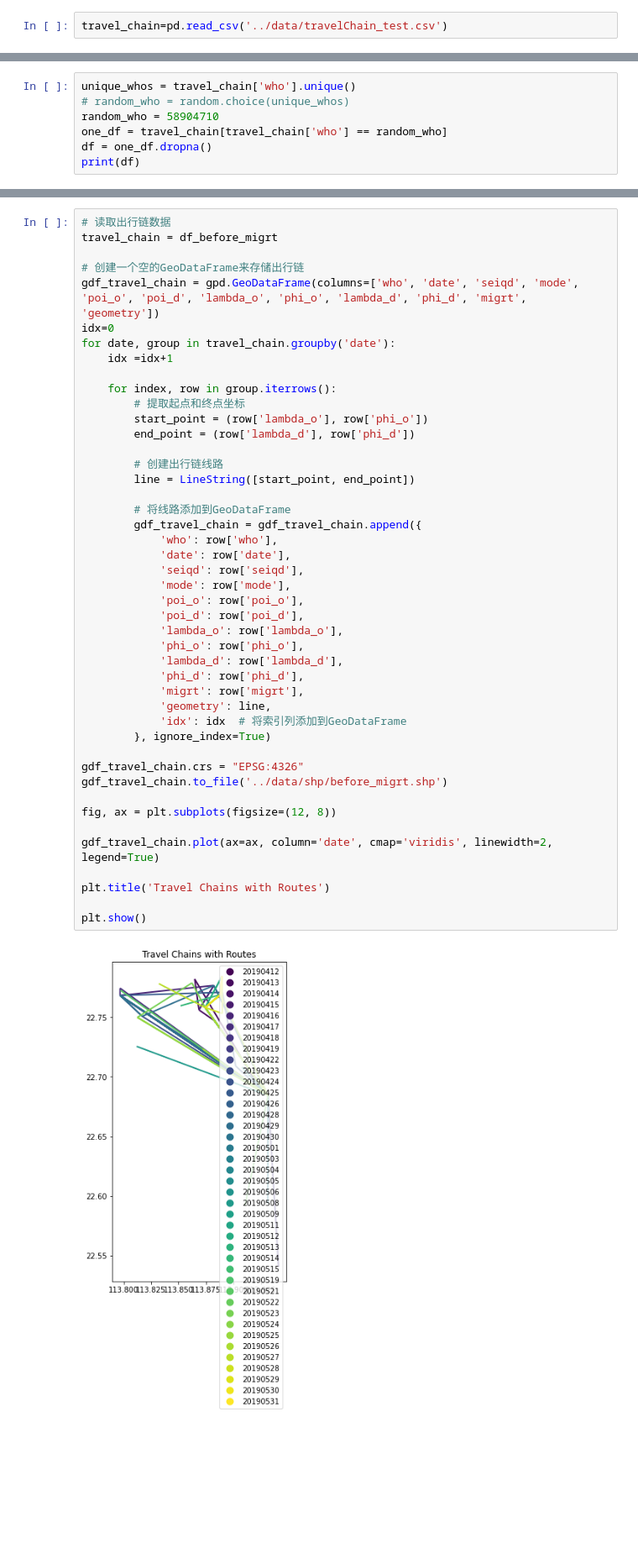
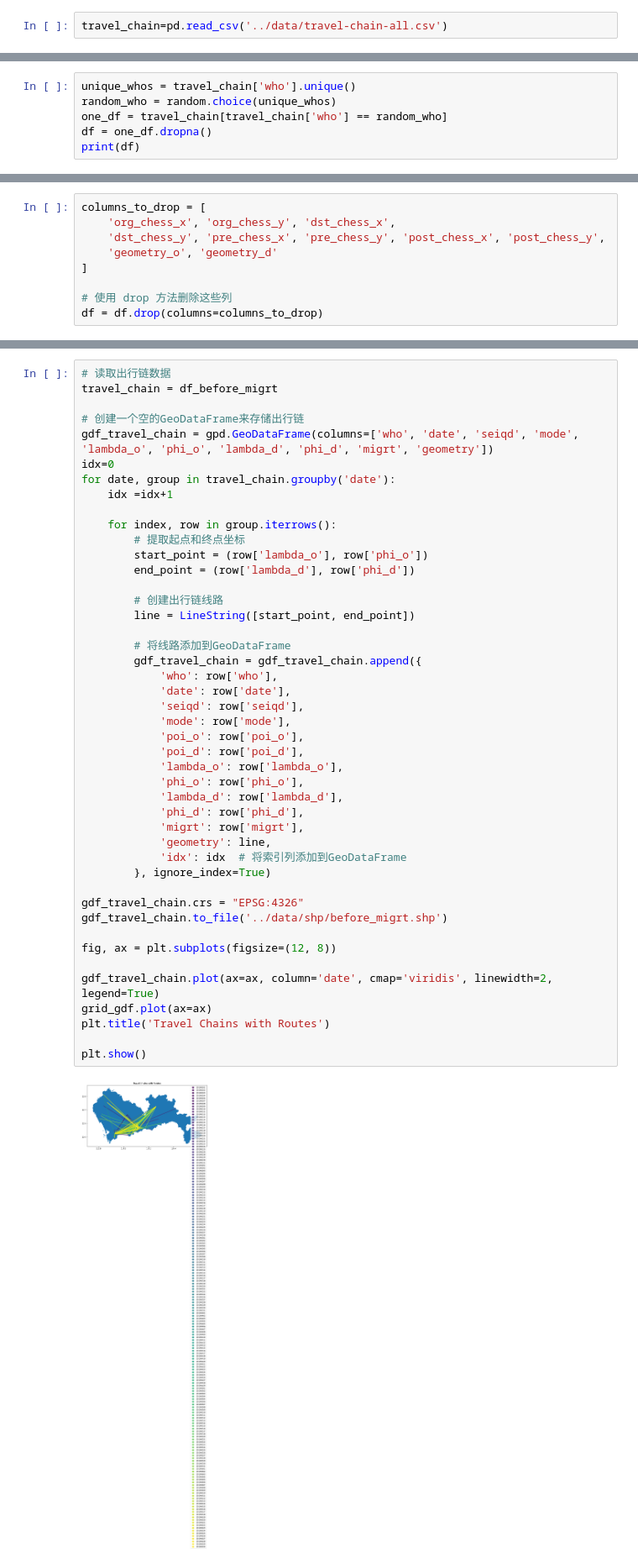
Before and after one commit to BoyangL1/sbirl-spatial-cognition, a Jupyter notebook: move_chain/traj_visual.ipynb, the cells around one changed output, grey strips where cells are left out. Shown at 84% size. Cells and saved outputs as stored; diff of their text form; blank space fills up the shorter version.

Commit message:
update travel chain

```diff
--- a/move_chain/traj_visual.ipynb
+++ b/move_chain/traj_visual.ipynb
@@ -6,4 +6,4 @@ from shapely.geometry import LineString
 from shapely.geometry import Point
 import random
 # %%
-travel_chain=pd.read_csv('../data/travelChain_test.csv')
+travel_chain=pd.read_csv('../data/travel-chain-all.csv')
@@ -10,7 +20,6 @@ travel_chain=pd.read_csv('../data/travelChain_test.csv')
 # %%
 unique_whos = travel_chain['who'].unique()
-# random_who = random.choice(unique_whos)
-random_who = 58904710
+random_who = random.choice(unique_whos)
 one_df = travel_chain[travel_chain['who'] == random_who]
 df = one_df.dropna()
 print(df)
@@ -92,2 +88,11 @@ See the caveats in the documentation: https://pandas.pydata.org/pandas-docs/stab
+# %%
+columns_to_drop = [
+    'org_chess_x', 'org_chess_y', 'dst_chess_x',
+    'dst_chess_y', 'pre_chess_x', 'pre_chess_y', 'post_chess_x', 'post_chess_y',
+    'geometry_o', 'geometry_d'
+]
+
+# 使用 drop 方法删除这些列
+df = df.drop(columns=columns_to_drop)
 # %%
 one_df=df.dropna()
@@ -111,7 +116,7 @@ DataFrame with 'date' after 'migrt':
 travel_chain = df_before_migrt
 
 # 创建一个空的GeoDataFrame来存储出行链
-gdf_travel_chain = gpd.GeoDataFrame(columns=['who', 'date', 'seiqd', 'mode', 'poi_o', 'poi_d', 'lambda_o', 'phi_o', 'lambda_d', 'phi_d', 'migrt', 'geometry'])
+gdf_travel_chain = gpd.GeoDataFrame(columns=['who', 'date', 'seiqd', 'mode', 'lambda_o', 'phi_o', 'lambda_d', 'phi_d', 'migrt', 'geometry'])
 idx=0
 for date, group in travel_chain.groupby('date'):
     idx =idx+1
@@ -124,35 +129,35 @@ for date, group in travel_chain.groupby('date'):
         # 创建出行链线路
         line = LineString([start_point, end_point])
 
         # 将线路添加到GeoDataFrame
         gdf_travel_chain = gdf_travel_chain.append({
             'who': row['who'],
             'date': row['date'],
             'seiqd': row['seiqd'],
             'mode': row['mode'],
             'poi_o': row['poi_o'],
             'poi_d': row['poi_d'],
             'lambda_o': row['lambda_o'],
             'phi_o': row['phi_o'],
             'lambda_d': row['lambda_d'],
             'phi_d': row['phi_d'],
             'migrt': row['migrt'],
             'geometry': line,
             'idx': idx  # 将索引列添加到GeoDataFrame
         }, ignore_index=True)
 
 gdf_travel_chain.crs = "EPSG:4326"
 gdf_travel_chain.to_file('../data/shp/before_migrt.shp')
 
 fig, ax = plt.subplots(figsize=(12, 8))
 
 gdf_travel_chain.plot(ax=ax, column='date', cmap='viridis', linewidth=2, legend=True)
-
+grid_gdf.plot(ax=ax)
 plt.title('Travel Chains with Routes')
 
 plt.show()
 # %% [output]
-[figure, old version]
+[figure, new version]
 # %%
 # 读取出行链数据
 travel_chain = df_after_migrt
```
Also changed, not shown: parts of 7 cells of this notebook, 3 other files.
